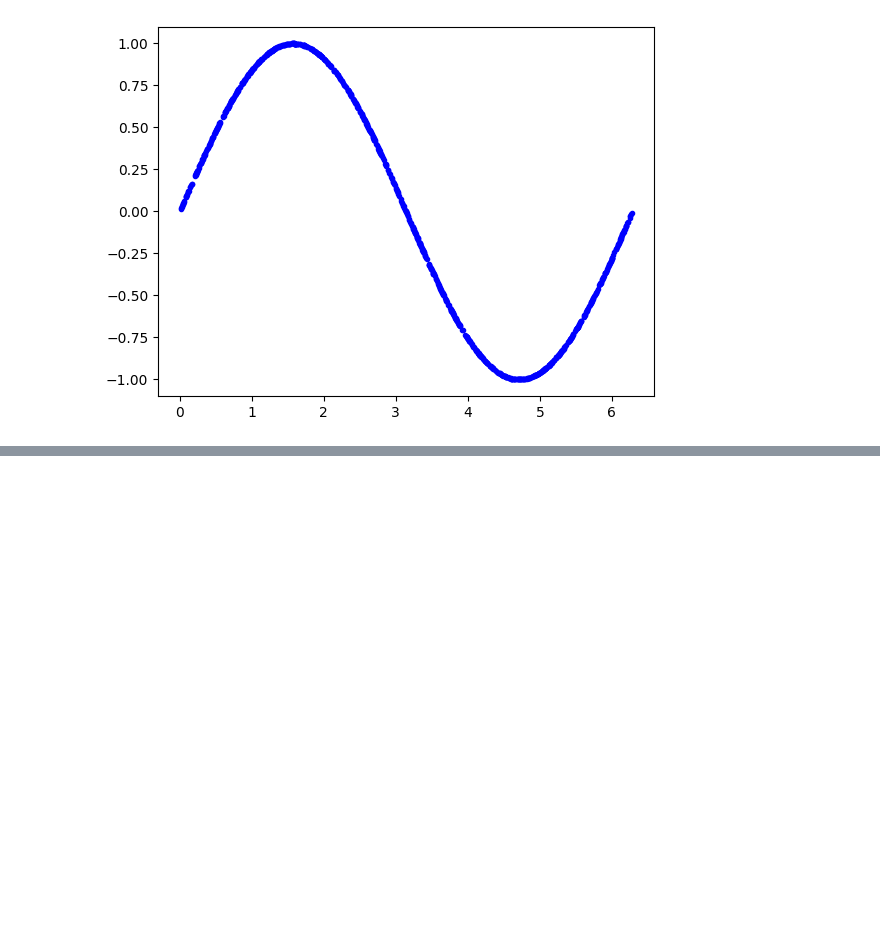
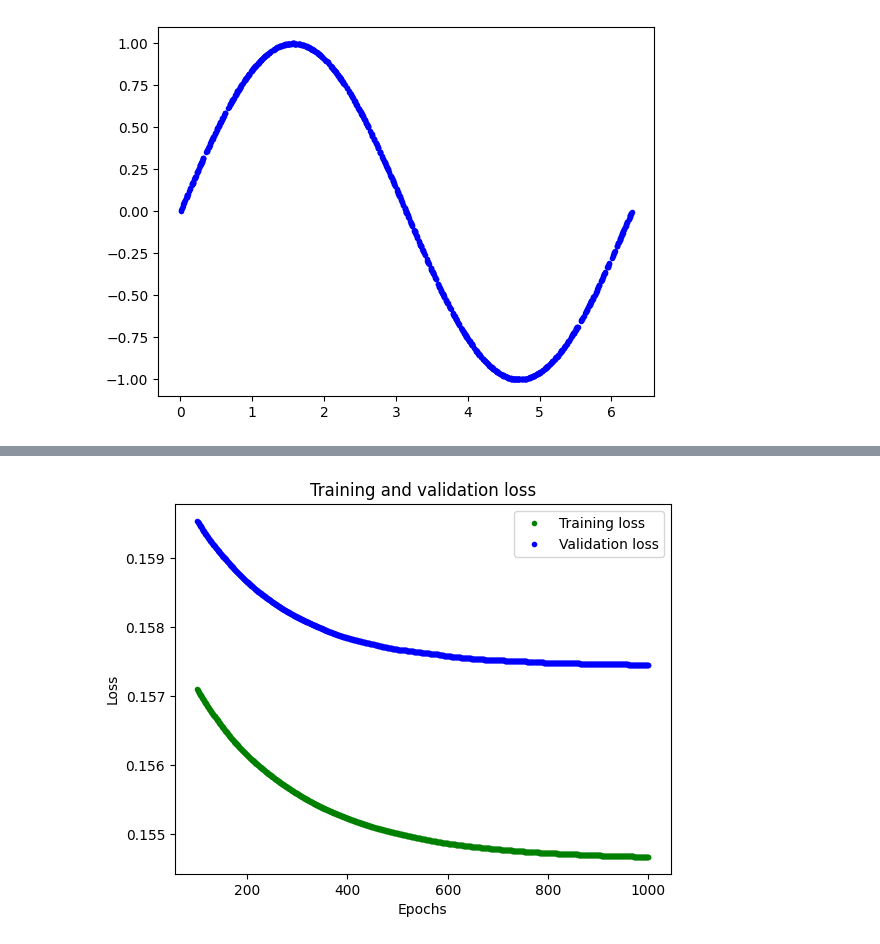
Before and after one commit to FelipeCourtois/tinyML_sine_model, a Jupyter notebook: ml_sine_model.ipynb, the cells around one changed output, grey strips where cells are left out. Drawn from its saved outputs; the diff is of its cells as text; code cells hidden in the pictures; blank space fills up the shorter version.

```diff
--- a/ml_sine_model.ipynb
+++ b/ml_sine_model.ipynb
@@ -108,0 +151,12 @@ Model: "sequential"
+# %%
+# Exclude the first few epochs so the graph is easier to read
+SKIP = 100
+plt.plot(epochs[SKIP:], loss[SKIP:], 'g.', label='Training loss')
+plt.plot(epochs[SKIP:], val_loss[SKIP:], 'b.', label='Validation loss')
+plt.title('Training and validation loss')
+plt.xlabel('Epochs')
+plt.ylabel('Loss')
+plt.legend()
+plt.show()
+# %% [output]
+[figure, added]
```
Also changed, not shown: parts of 14 cells of this notebook.
